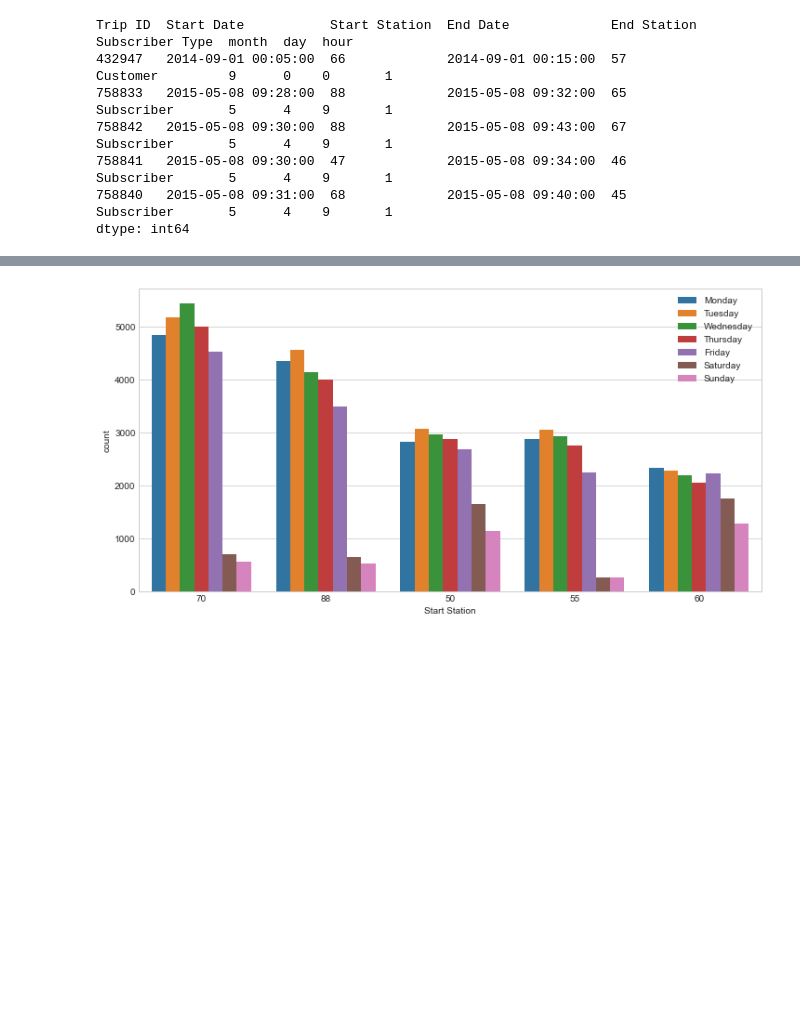
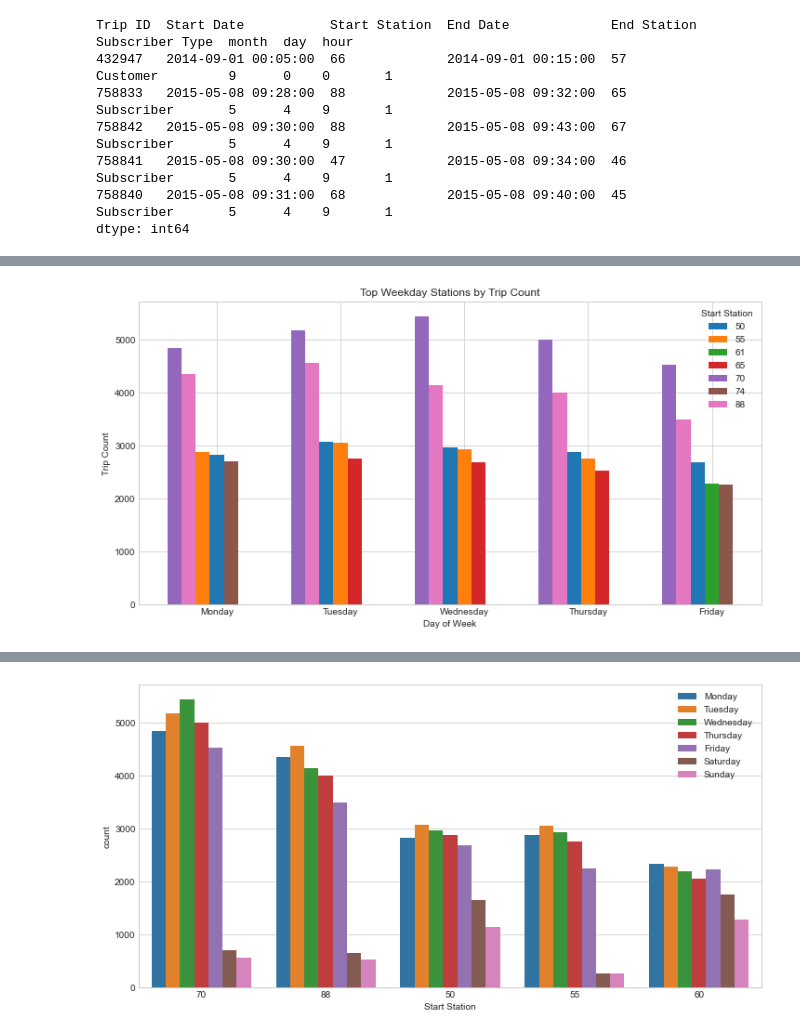
Before and after one commit to jkurdys/BikeShare, a Jupyter notebook: notebooks/BikeShare.ipynb, the cells around one changed output, grey strips where cells are left out. Drawn from its saved outputs; the diff is of its cells as text; code cells hidden in the pictures; blank space fills up the shorter version.

Commit message:
continuing grouped barplots

```diff
--- a/notebooks/BikeShare.ipynb
+++ b/notebooks/BikeShare.ipynb
@@ -297,3 +286,6 @@ alltrips
 | 477 | 6 | 76 | 658 |
 | 464 | 6 | 61 | 652 |
 | 448 | 6 | 39 | 650 |
+# %%
+wkdtrips = alltrips[alltrips['day'] < 5]
+wketrips = alltrips[alltrips['day'] > 4]
@@ -322,0 +328,32 @@ plt.show();
+# %%
+def sortedgroupedbar(ax, x,y, groupby, data=None, width=0.8, **kwargs):
+    order = np.zeros(len(data))
+    df = data.copy()
+    for xi in np.unique(df[x].values):
+        group = data[df[x] == xi]
+        a = group[y].values
+        b = sorted(np.arange(len(a)),key=lambda x:a[x],reverse=True)
+        c = sorted(np.arange(len(a)),key=lambda x:b[x])
+        order[data[x] == xi] = c
+    df["order"] = order
+    u, df["ind"] = np.unique(df[x].values, return_inverse=True)
+    step = width/len(np.unique(df[groupby].values))
+    for xi,grp in df.groupby(groupby):
+        ax.bar(grp["ind"]-width/2.+grp["order"]*step+step/2.,
+               grp[y],width=step, label=xi, **kwargs)
+    ax.legend(title=groupby)
+    ax.set_xticks(np.arange(len(u)))
+
+    ax.set_xlabel('Day of Week')
+    ax.set_ylabel('Trip Count')
+
+
+fig, ax = plt.subplots(figsize=(12, 6))
+sortedgroupedbar(ax, x="day",y='counts', groupby="Start Station", data=wkdtrips)
+ax.set_title('Top Weekday Stations by Trip Count')
+ax.set_xticklabels(['Monday', 'Tuesday', 'Wednesday', 'Thursday', 'Friday'])
+
+
+plt.show()
+# %% [output]
+[figure, added]
```
Also changed, not shown: parts of 9 cells of this notebook.
